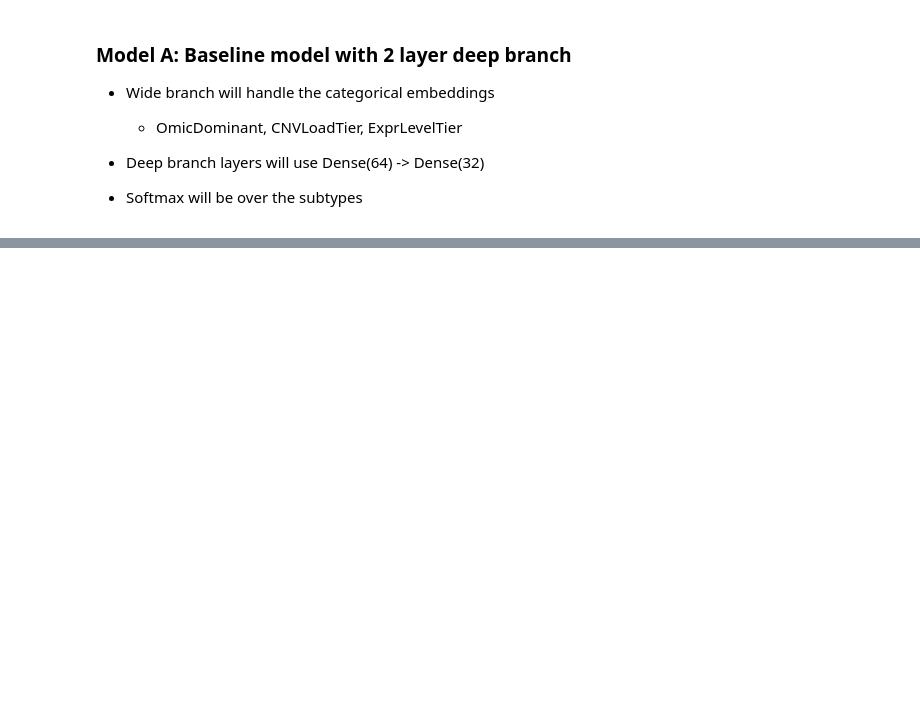
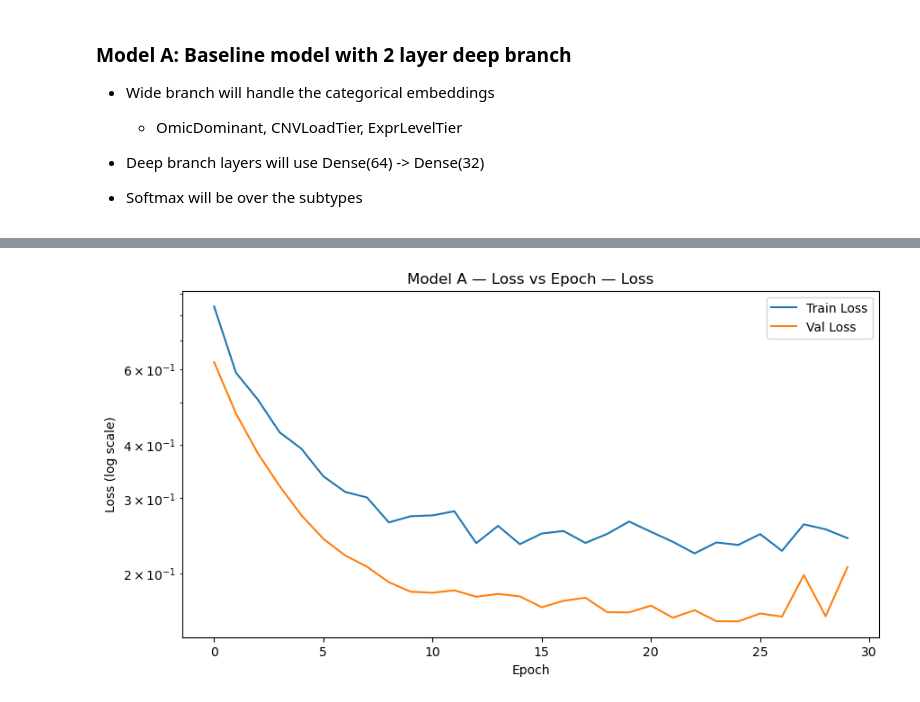
Before and after one commit to kcrawford-svg/breast-cancer-multiomics-classifier, a Jupyter notebook: lab5_wide_deep_brca.ipynb, the cells around one changed output, grey strips where cells are left out. Saved outputs shown, nothing was run; the diff lists cells and outputs as text; code cells hidden in the pictures; blank space fills up the shorter version.

```diff
--- a/lab5_wide_deep_brca.ipynb
+++ b/lab5_wide_deep_brca.ipynb
@@ -562,0 +811,17 @@ UnimplementedError: Exception encountered when calling Functional.call().
+# %%
+model_b = build_model_B(
+    feature_space=feature_space,
+    encoded_features=encoded_features,
+    numerical_headers=numerical_headers,
+    categorical_headers=categorical_headers,
+    n_classes=n_classes
+)
+
+model_b.summary()
+
+history_b = model_b.fit(
+    preprocessed_train_ds,
+    validation_data=preprocessed_val_ds,
+    epochs=30,
+    verbose=2
+)
@@ -562,0 +873,4 @@ UnimplementedError: Exception encountered when calling Functional.call().
+# %%
+plot_training_history(history_b,"Model A — Loss vs Epoch")
+# %% [output]
+[figure, added]
```
Also changed, not shown: parts of 28 cells of this notebook.
